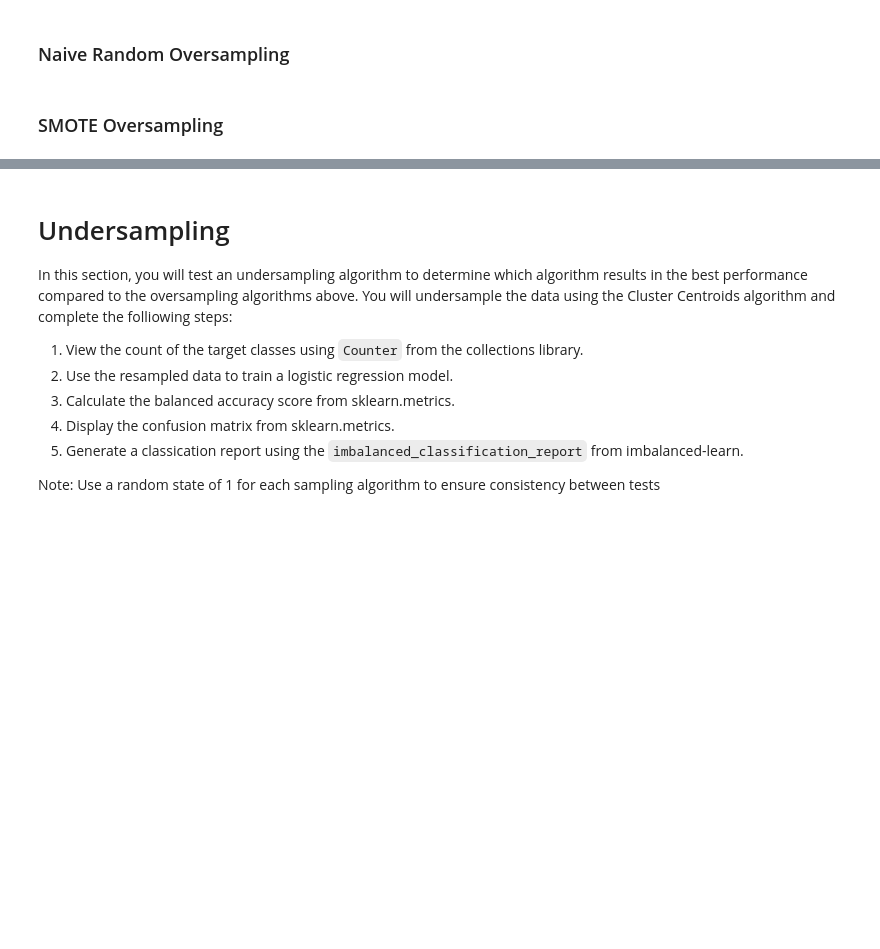
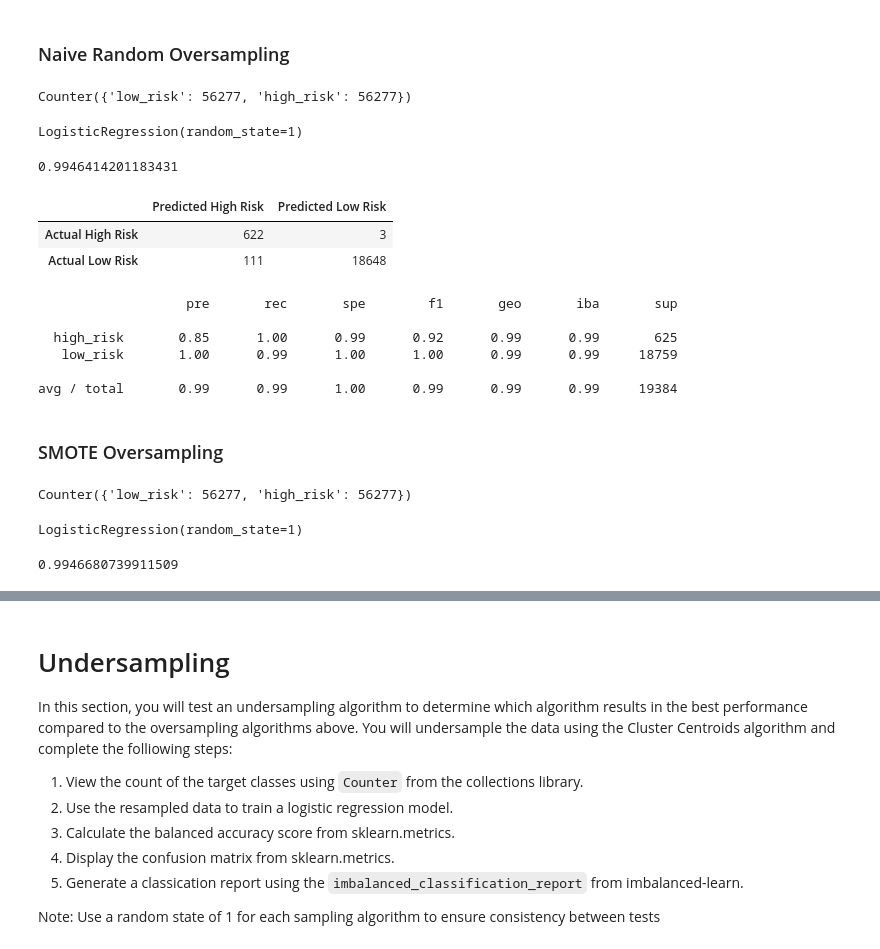
Before and after one commit to globalproweb/Risky-Business, a Jupyter notebook: Starter_Code/credit_risk_resampling.ipynb, the cells around one changed output, grey strips where cells are left out. Cells and saved outputs as stored; diff of their text form; code cells hidden in the pictures; blank space fills up the shorter version.

```diff
--- a/Starter_Code/credit_risk_resampling.ipynb
+++ b/Starter_Code/credit_risk_resampling.ipynb
@@ -96,6 +112,7 @@ from sklearn.preprocessing import StandardScaler
 # %%
 # Scale the training and testing data
-# YOUR CODE HERE
+X_train_scaled = X_scaler.transform(X_train)
+X_test_scaled = X_scaler.transform(X_test)
 # %% [markdown]
 # Simple Logistic Regression
 # %%
@@ -131,10 +162,18 @@ Note: Use a random state of 1 for each sampling algorithm to ensure consistency
 ### Naive Random Oversampling
 # %%
 # Resample the training data with the RandomOversampler
-# YOUR CODE HERE
+ros = RandomOverSampler(random_state=1)
+X_resampled_ros, y_resampled_ros = ros.fit_resample(X_train_scaled, y_train)
 
 # View the count of target classes with Counter
-# YOUR CODE HERE
+Counter(y_resampled_ros)
+# %% [output]
+Counter({'low_risk': 56277, 'high_risk': 56277})
 # %%
 # Train the Logistic Regression model using the resampled data
-# YOUR CODE HERE
+from sklearn.linear_model import LogisticRegression
+
+model_ros = LogisticRegression(solver='lbfgs', random_state=1)
+model_ros.fit(X_resampled_ros, y_resampled_ros)
+# %% [output]
+LogisticRegression(random_state=1)
@@ -147,17 +180,65 @@ Note: Use a random state of 1 for each sampling algorithm to ensure consistency
+# %%
+# Calculated the balanced accuracy score
+from sklearn.metrics import balanced_accuracy_score
+
+y_pred_ros = model_ros.predict(X_test_scaled)
+
+bas_ros=balanced_accuracy_score(y_test, y_pred_ros)
+print(bas_ros)
+# %% [output]
+0.9946414201183431
+# %%
+# Display the confusion matrix
+from sklearn.metrics import confusion_matrix
+
+cm_ros = confusion_matrix(y_test, y_pred_ros)
+cm_df_ros = pd.DataFrame(
+    cm_ros, index=["Actual High Risk", "Actual Low Risk"], columns=["Predicted High Risk", "Predicted Low Risk"]
+)
+cm_df_ros
+# %% [output]
+|  | Predicted High Risk | Predicted Low Risk |
+| Actual High Risk | 622 | 3 |
+| Actual Low Risk | 111 | 18648 |
 # %%
 # Print the imbalanced classification report
-# YOUR CODE HERE
+from imblearn.metrics import classification_report_imbalanced
+
+print(classification_report_imbalanced(y_test, y_pred_ros))
+# %% [output]
+                   pre       rec       spe        f1       geo       iba       sup
+
+  high_risk       0.85      1.00      0.99      0.92      0.99      0.99       625
+   low_risk       1.00      0.99      1.00      1.00      0.99      0.99     18759
+
+avg / total       0.99      0.99      1.00      0.99      0.99      0.99     19384
 # %% [markdown]
 ### SMOTE Oversampling
 # %%
 # Resample the training data with SMOTE
-# YOUR CODE HERE
+from imblearn.over_sampling import SMOTE
+
+X_resampled_smote, y_resampled_smote = SMOTE(random_state=1, sampling_strategy=1.0).fit_resample(
+    X_train_scaled, y_train
+)
+from collections import Counter
+
+
 
 # View the count of target classes with Counter
-# YOUR CODE HERE
+Counter(y_resampled_smote)
+# %% [output]
+Counter({'low_risk': 56277, 'high_risk': 56277})
 # %%
 # Train the Logistic Regression model using the resampled data
-# YOUR CODE HERE
+model_smote = LogisticRegression(solver='lbfgs', random_state=1)
+model_smote.fit(X_resampled_smote, y_resampled_smote)
+# %% [output]
+LogisticRegression(random_state=1)
 # %%
 # Calculated the balanced accuracy score
-# YOUR CODE HERE
+y_pred_smote = model_smote.predict(X_test_scaled)
+bal_smote=balanced_accuracy_score(y_test, y_pred_smote)
+print(bal_smote)
+# %% [output]
+0.9946680739911509
```
Also changed, not shown: parts of 17 cells of this notebook, 1 other file.
